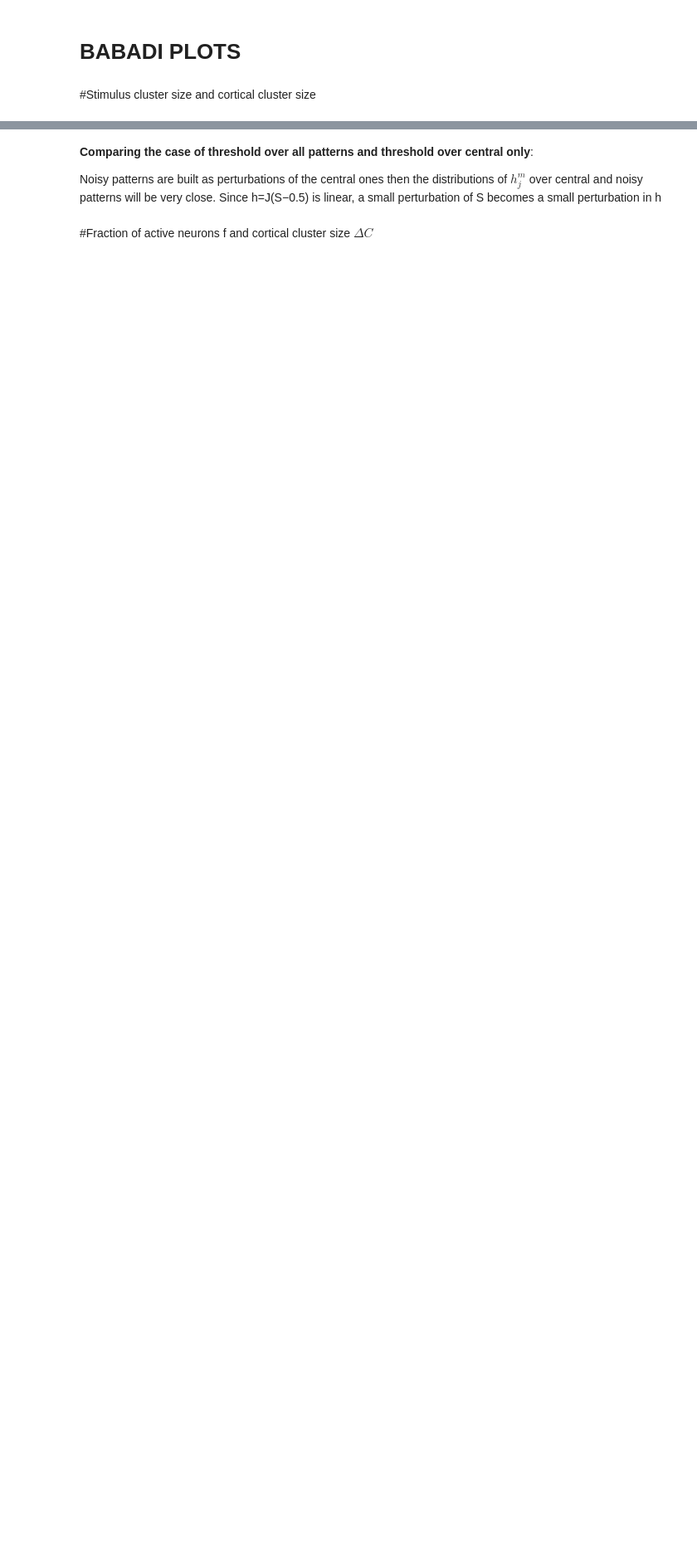
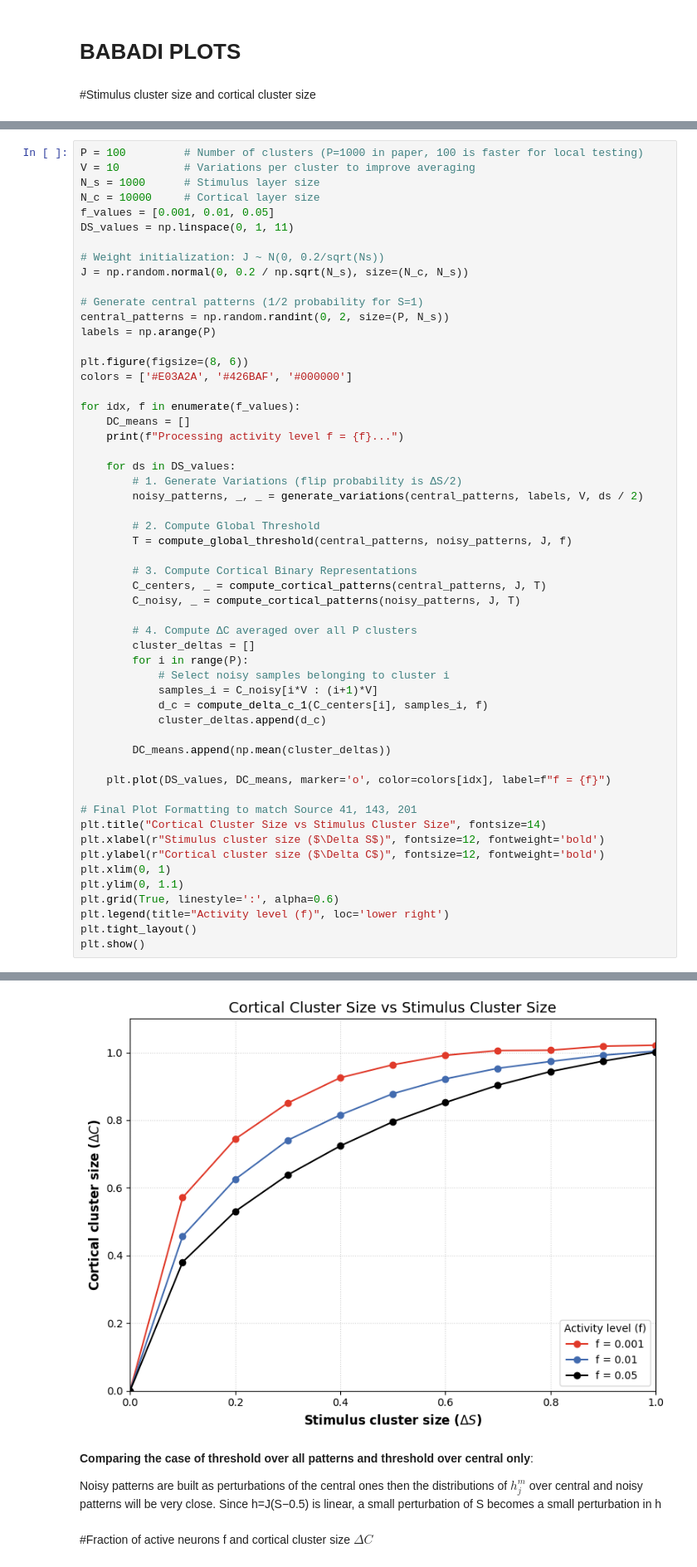
Before and after one commit to LetiziaC14/Neuroscience_Network_Models, a Jupyter notebook: FF_classification.ipynb, the cells around one changed output, grey strips where cells are left out. Shown at 83% size. Saved outputs shown, nothing was run; the diff lists cells and outputs as text; blank space fills up the shorter version.

```diff
--- a/FF_classification.ipynb
+++ b/FF_classification.ipynb
@@ -321,0 +198,56 @@ DC for f=0.05: [np.float64(0.0), np.float64(0.3860421052590943), np.float64(0.53
+# %%
+P = 100         # Number of clusters (P=1000 in paper, 100 is faster for local testing)
+V = 10          # Variations per cluster to improve averaging
+N_s = 1000      # Stimulus layer size
+N_c = 10000     # Cortical layer size
+f_values = [0.001, 0.01, 0.05]
+DS_values = np.linspace(0, 1, 11)
+
+# Weight initialization: J ~ N(0, 0.2/sqrt(Ns))
+J = np.random.normal(0, 0.2 / np.sqrt(N_s), size=(N_c, N_s))
+
+# Generate central patterns (1/2 probability for S=1)
+central_patterns = np.random.randint(0, 2, size=(P, N_s))
+labels = np.arange(P)
+
+plt.figure(figsize=(8, 6))
+colors = ['#E03A2A', '#426BAF', '#000000']
+
+for idx, f in enumerate(f_values):
+    DC_means = []
+    print(f"Processing activity level f = {f}...")
+
+    for ds in DS_values:
+        # 1. Generate Variations (flip probability is ΔS/2)
+        noisy_patterns, _, _ = generate_variations(central_patterns, labels, V, ds / 2)
+
+        # 2. Compute Global Threshold
+        T = compute_global_threshold(central_patterns, noisy_patterns, J, f)
+
+        # 3. Compute Cortical Binary Representations
+        C_centers, _ = compute_cortical_patterns(central_patterns, J, T)
+        C_noisy, _ = compute_cortical_patterns(noisy_patterns, J, T)
+
+        # 4. Compute ΔC averaged over all P clusters
+        cluster_deltas = []
+        for i in range(P):
+            # Select noisy samples belonging to cluster i
+            samples_i = C_noisy[i*V : (i+1)*V]
+            d_c = compute_delta_c_1(C_centers[i], samples_i, f)
+            cluster_deltas.append(d_c)
+
+        DC_means.append(np.mean(cluster_deltas))
+
+    plt.plot(DS_values, DC_means, marker='o', color=colors[idx], label=f"f = {f}")
+
+# Final Plot Formatting to match Source 41, 143, 201
+plt.title("Cortical Cluster Size vs Stimulus Cluster Size", fontsize=14)
+plt.xlabel(r"Stimulus cluster size ($\Delta S$)", fontsize=12, fontweight='bold')
+plt.ylabel(r"Cortical cluster size ($\Delta C$)", fontsize=12, fontweight='bold')
+plt.xlim(0, 1)
+plt.ylim(0, 1.1)
+plt.grid(True, linestyle=':', alpha=0.6)
+plt.legend(title="Activity level (f)", loc='lower right')
+plt.tight_layout()
+plt.show()
+# %% [output]
@@ -322,3 +257,4 @@ DC for f=0.05: [np.float64(0.0), np.float64(0.3860421052590943), np.float64(0.53
+[figure, added]
 # %% [markdown]
 **Comparing the case of threshold over all patterns and threshold over central only**:
 
```
Also changed, not shown: parts of 9 cells of this notebook, 1 other file.
